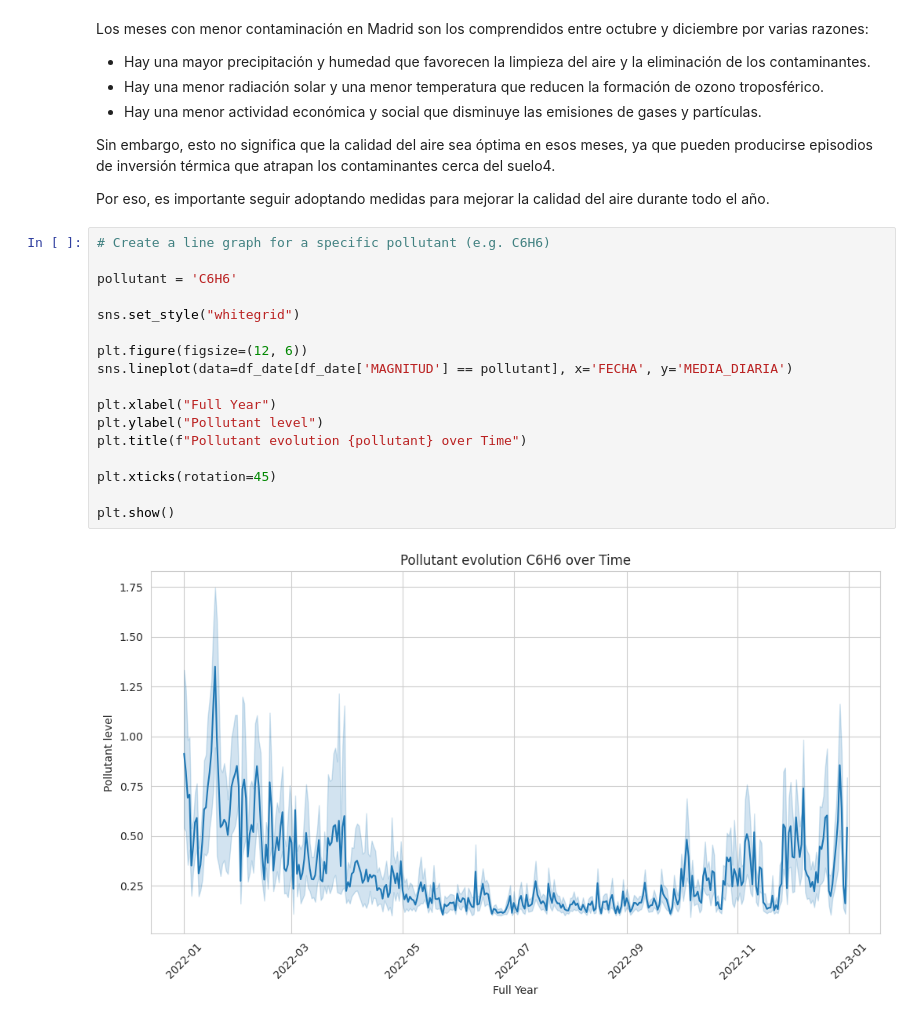
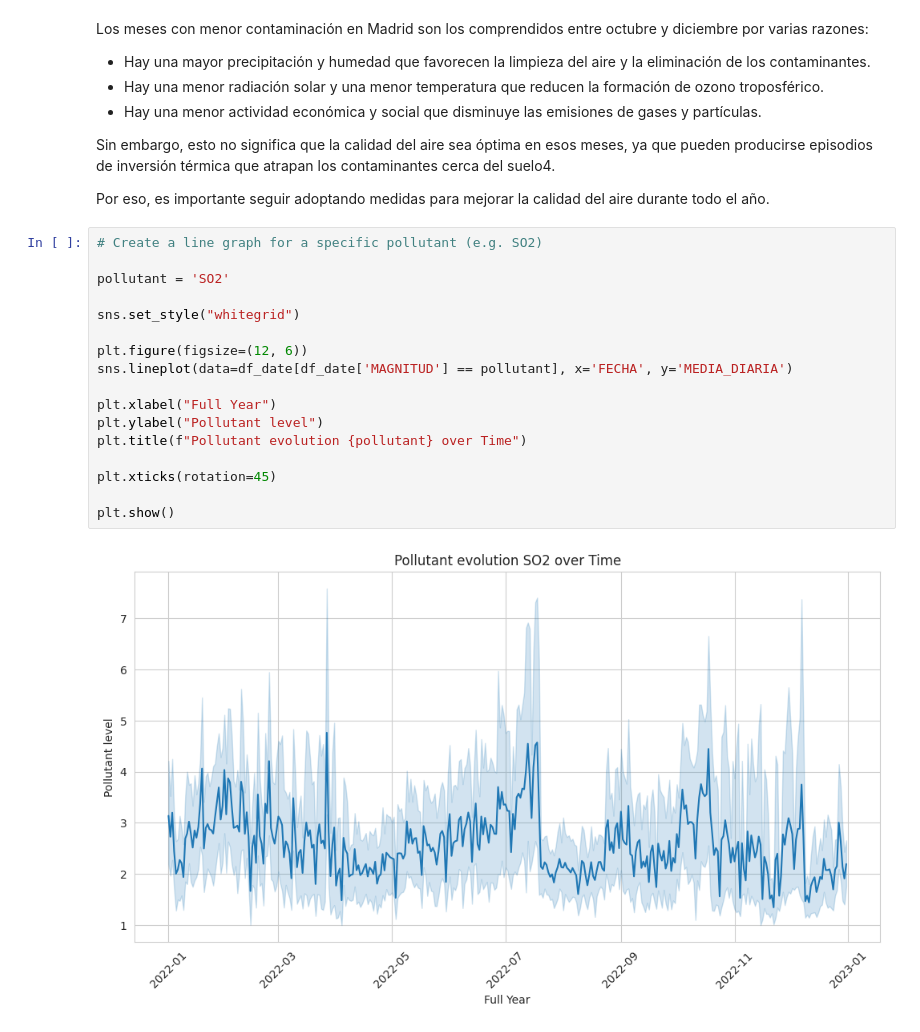
Before and after one commit to Pilizmt/Final-project-air-quality, a Jupyter notebook: notebooks/graphs_by_date.ipynb, the cells around one changed output. Cells and saved outputs as stored; diff of their text form.

```diff
--- a/notebooks/graphs_by_date.ipynb
+++ b/notebooks/graphs_by_date.ipynb
@@ -192,21 +195,21 @@ Sin embargo, esto no significa que la calidad del aire sea óptima en esos meses
 
 Por eso, es importante seguir adoptando medidas para mejorar la calidad del aire durante todo el año.
 # %%
-# Create a line graph for a specific pollutant (e.g. C6H6)
+# Create a line graph for a specific pollutant (e.g. SO2)
 
-pollutant = 'C6H6'
+pollutant = 'SO2'
 
 sns.set_style("whitegrid")
 
 plt.figure(figsize=(12, 6))
 sns.lineplot(data=df_date[df_date['MAGNITUD'] == pollutant], x='FECHA', y='MEDIA_DIARIA')
 
 plt.xlabel("Full Year")
 plt.ylabel("Pollutant level")
 plt.title(f"Pollutant evolution {pollutant} over Time")
 
 plt.xticks(rotation=45)
 
 plt.show()
 # %% [output]
-[figure, old version]
+[figure, new version]
```
Also changed, not shown: parts of 8 cells of this notebook, 16 other files.
